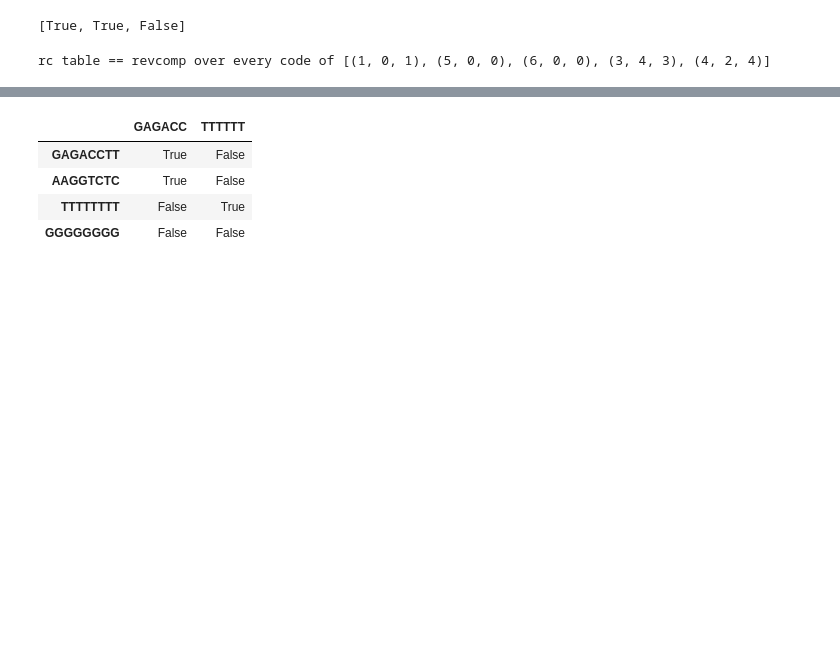
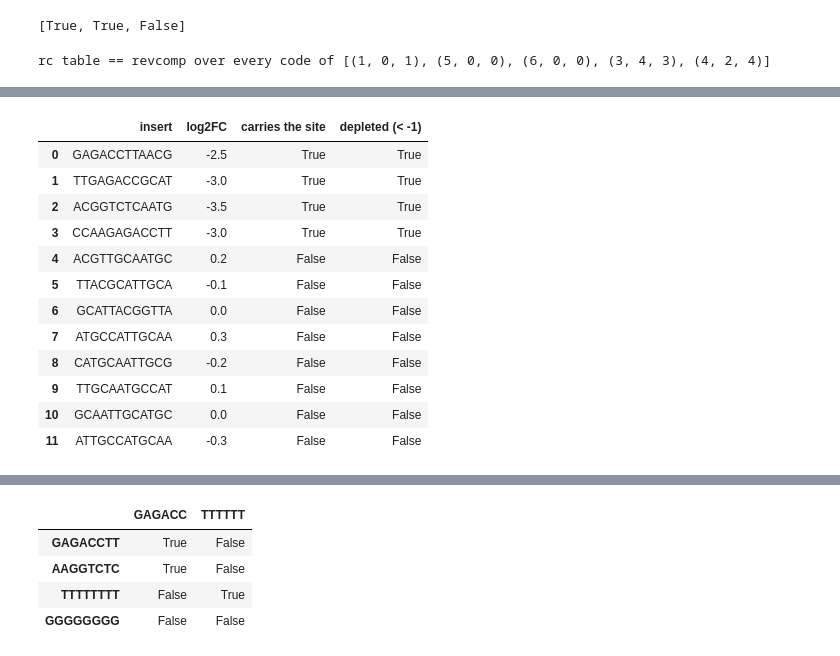
Before and after one commit to dbikard/randseq, a Jupyter notebook: nbs/04_coding.ipynb, the cells around one changed output, grey strips where cells are left out. Cells and saved outputs as stored; diff of their text form; code cells hidden in the pictures; blank space fills up the shorter version.

```diff
--- a/nbs/04_coding.ipynb
+++ b/nbs/04_coding.ipynb
@@ -56,7 +56,7 @@ _CODE_BASES = np.frombuffer(b"ACGT", dtype=np.uint8)
 
 def encode_library(sequences):
     """
-    Encodes DNA sequences as 2-bit base codes for `get_pattern_scores`.
+    Encodes DNA sequences as 2-bit base codes, the form the scan reads (and `find_restricted_motifs` takes as `encoded_library`).
 
     Args:
         sequences (list): DNA strings (typically library sequences with context);
@@ -428,0 +436,23 @@ rc table == revcomp over every code of [(1, 0, 1), (5, 0, 0), (6, 0, 0), (3, 4,
+# %%
+demo_lib = ["GAGACCTTAACG", "TTGAGACCGCAT", "ACGGTCTCAATG", "CCAAGAGACCTT",
+            "ACGTTGCAATGC", "TTACGCATTGCA", "GCATTACGGTTA", "ATGCCATTGCAA",
+            "CATGCAATTGCG", "TTGCAATGCCAT", "GCAATTGCATGC", "ATTGCCATGCAA"]
+demo_fc = np.array([-2.5, -3.0, -3.5, -3.0, 0.2, -0.1, 0.0, 0.3, -0.2, 0.1, 0.0, -0.3])
+
+pd.DataFrame({"insert": demo_lib, "log2FC": demo_fc,
+              "carries the site": [("GAGACC" in s) or ("GGTCTC" in s) for s in demo_lib],
+              "depleted (< -1)": demo_fc < -1})
+# %% [output]
+|  | insert | log2FC | carries the site | depleted (< -1) |
+| 0 | GAGACCTTAACG | -2.5 | True | True |
+| 1 | TTGAGACCGCAT | -3.0 | True | True |
+| 2 | ACGGTCTCAATG | -3.5 | True | True |
+| 3 | CCAAGAGACCTT | -3.0 | True | True |
+| 4 | ACGTTGCAATGC | 0.2 | False | False |
+| 5 | TTACGCATTGCA | -0.1 | False | False |
+| 6 | GCATTACGGTTA | 0.0 | False | False |
+| 7 | ATGCCATTGCAA | 0.3 | False | False |
+| 8 | CATGCAATTGCG | -0.2 | False | False |
+| 9 | TTGCAATGCCAT | 0.1 | False | False |
+| 10 | GCAATTGCATGC | 0.0 | False | False |
+| 11 | ATTGCCATGCAA | -0.3 | False | False |
```
Also changed, not shown: parts of 37 cells of this notebook, 22 other files.
